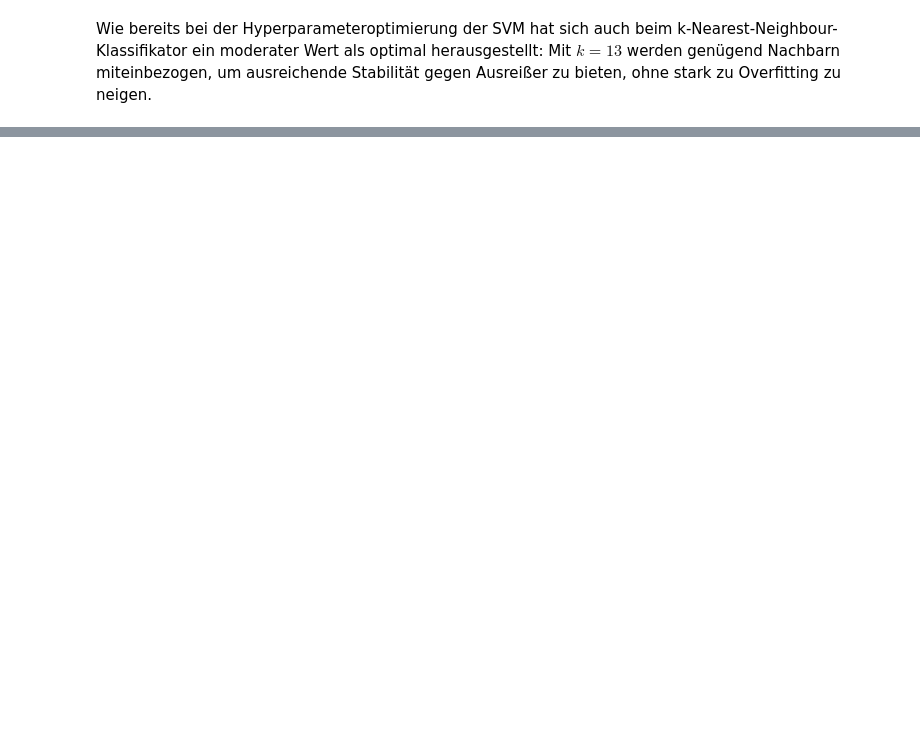
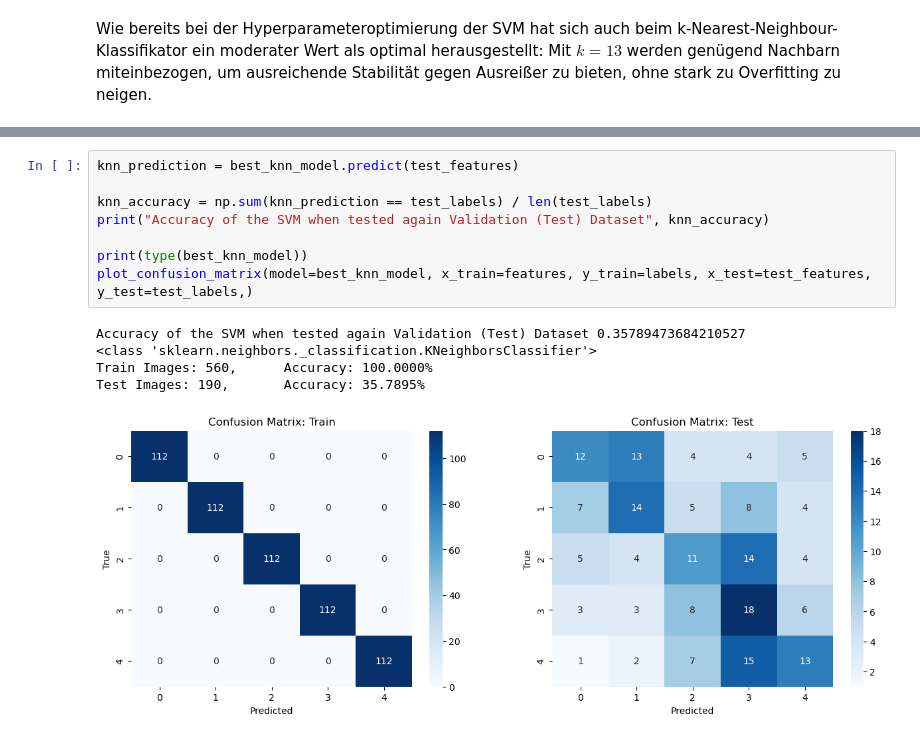
Before and after one commit to MintyNumbers/dog-classification, a Jupyter notebook: svm.ipynb, the cells around one changed output, grey strips where cells are left out. Cells and saved outputs as stored; diff of their text form; blank space fills up the shorter version.

```diff
--- a/svm.ipynb
+++ b/svm.ipynb
@@ -247,0 +325,14 @@ print(
+# %%
+knn_prediction = best_knn_model.predict(test_features)
+
+knn_accuracy = np.sum(knn_prediction == test_labels) / len(test_labels)
+print("Accuracy of the SVM when tested again Validation (Test) Dataset", knn_accuracy)
+
+print(type(best_knn_model))
+plot_confusion_matrix(model=best_knn_model, x_train=features, y_train=labels, x_test=test_features, y_test=test_labels,)
+# %% [output]
+Accuracy of the SVM when tested again Validation (Test) Dataset 0.35789473684210527
+<class 'sklearn.neighbors._classification.KNeighborsClassifier'>
+Train Images: 560,      Accuracy: 100.0000%
+Test Images: 190,       Accuracy: 35.7895%
+[figure, added]
```
Also changed, not shown: parts of 11 cells of this notebook.
